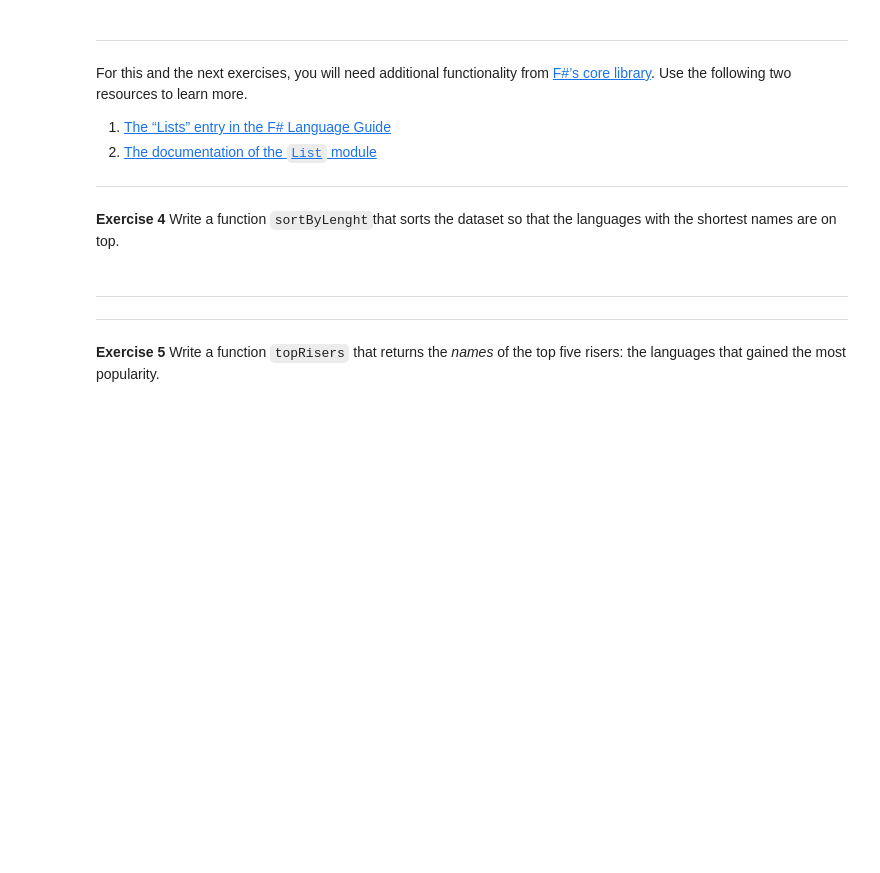
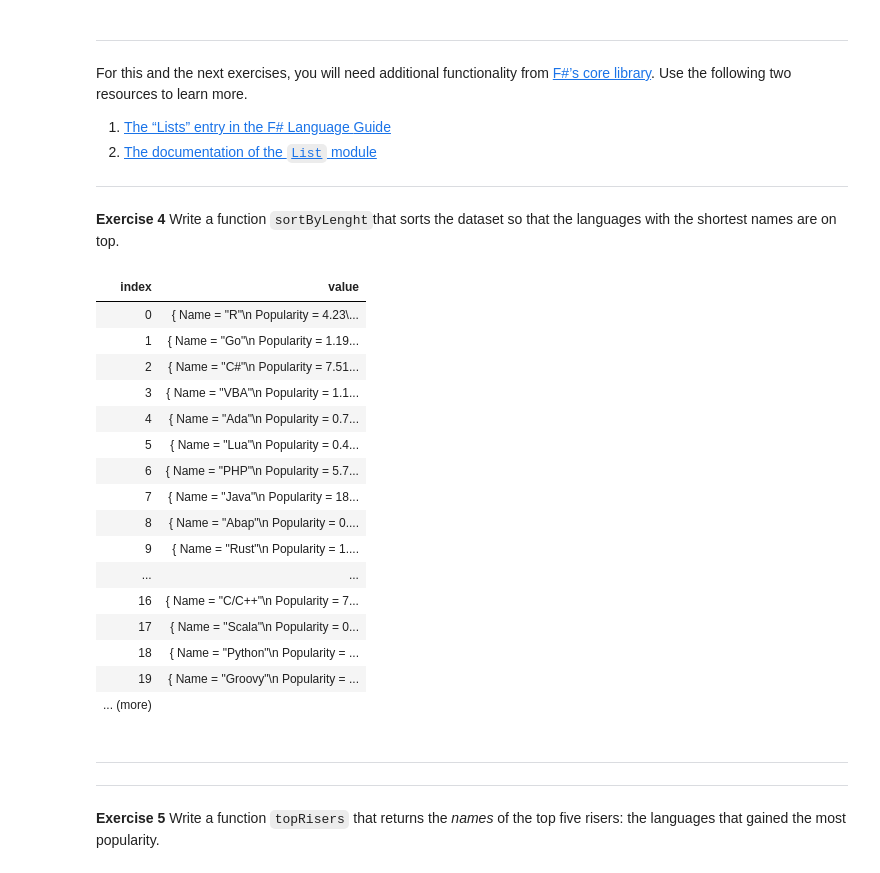
Before and after one commit to IntissarJ/FPROGHW, a Jupyter notebook: 07-pipelines.ipynb, the cells around one changed output. Saved outputs shown, nothing was run; the diff lists cells and outputs as text; code cells hidden in the pictures; blank space fills up the shorter version.

```diff
--- a/07-pipelines.ipynb
+++ b/07-pipelines.ipynb
@@ -348,7 +434,29 @@ Use the following two resources to learn more.
 **Exercise 4** Write a function `sortByLenght`that sorts the dataset so
 that the languages with the shortest names are on top.
 # %%
-// your code here
+let sortByLenght =
+    dataset
+    |> List.sortBy (fun s -> s.Name.Length)
+
+sortByLenght
+# %% [output]
+| index | value |
+| 0 | { Name = "R"\n Popularity = 4.23\... |
+| 1 | { Name = "Go"\n Popularity = 1.19... |
+| 2 | { Name = "C#"\n Popularity = 7.51... |
+| 3 | { Name = "VBA"\n Popularity = 1.1... |
+| 4 | { Name = "Ada"\n Popularity = 0.7... |
+| 5 | { Name = "Lua"\n Popularity = 0.4... |
+| 6 | { Name = "PHP"\n Popularity = 5.7... |
+| 7 | { Name = "Java"\n Popularity = 18... |
+| 8 | { Name = "Abap"\n Popularity = 0.... |
+| 9 | { Name = "Rust"\n Popularity = 1.... |
+| ... | ... |
+| 16 | { Name = "C/C++"\n Popularity = 7... |
+| 17 | { Name = "Scala"\n Popularity = 0... |
+| 18 | { Name = "Python"\n Popularity = ... |
+| 19 | { Name = "Groovy"\n Popularity = ... |
+| ... (more) |  |
 # %% [markdown]
 ------------------------------------------------------------------------
 
```
Also changed, not shown: parts of 41 cells of this notebook, 8 other files.
